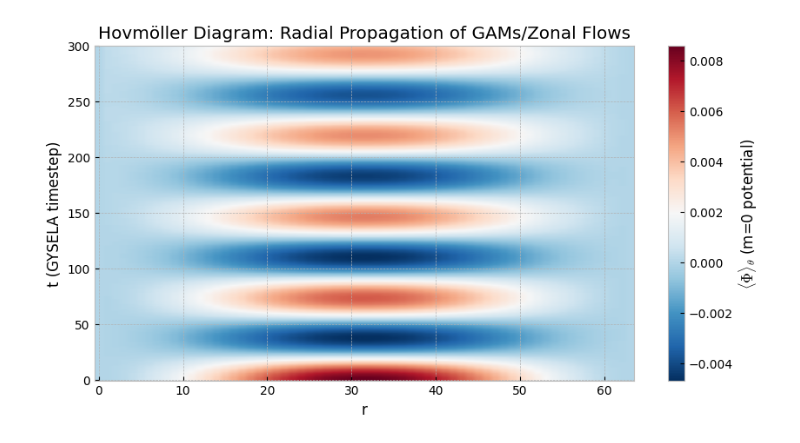
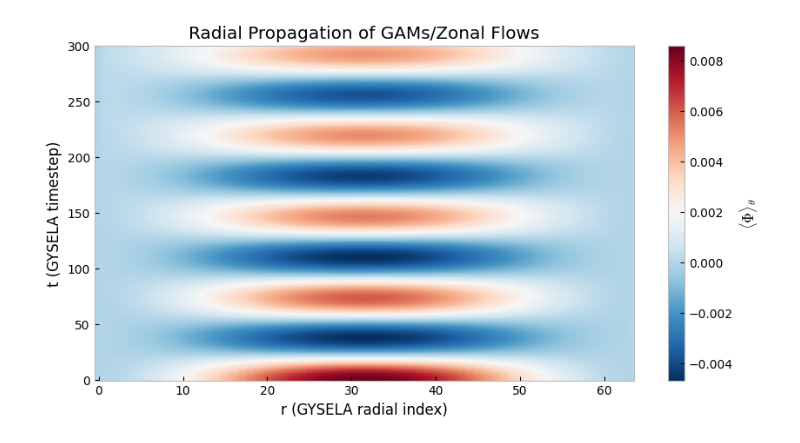
Before and after one commit to seferoni/GYSELA_utils, a Jupyter notebook: Post-Processing/Scripts/hovmoller_mn0.ipynb, the cells around one changed output. Drawn from its saved outputs; the diff is of its cells as text; code cells hidden in the pictures.

```diff
--- a/Post-Processing/Scripts/hovmoller_mn0.ipynb
+++ b/Post-Processing/Scripts/hovmoller_mn0.ipynb
@@ -13,15 +13,16 @@ data_arrays = reader.compile_data_from_directory("Phirth_n0", "C:\\Workspace\\NS
 # %%
 def plot_hovmoller(hovmoller_matrix):
 
 	plt.figure(figsize=(10, 5));
 	plt.imshow(hovmoller_matrix, aspect = "auto", cmap = "RdBu_r", origin = "lower");
-	plt.colorbar(label=r'$\langle \Phi \rangle_\theta$ (m=0 potential)');
-	plt.ylabel('t (GYSELA timestep)');
-	plt.xlabel('r');
-	plt.title('Hovmöller Diagram: Radial Propagation of GAMs/Zonal Flows');
+	plt.colorbar(label= r"$\langle \Phi \rangle_\theta$");
+	plt.ylabel("t (GYSELA timestep)");
+	plt.xlabel("r (GYSELA radial index)");
+	plt.title("Radial Propagation of GAMs/Zonal Flows");
+	plt.grid(False);
 	plt.show();
 
 hovmoller_matrix = utils.generate_poloidally_averaged_time_series(data_arrays);
 plot_hovmoller(hovmoller_matrix);
 # %% [output]
-[figure, old version]
+[figure, new version]
```
Also changed, not shown: parts of 1 cell of this notebook, 1 other file.
